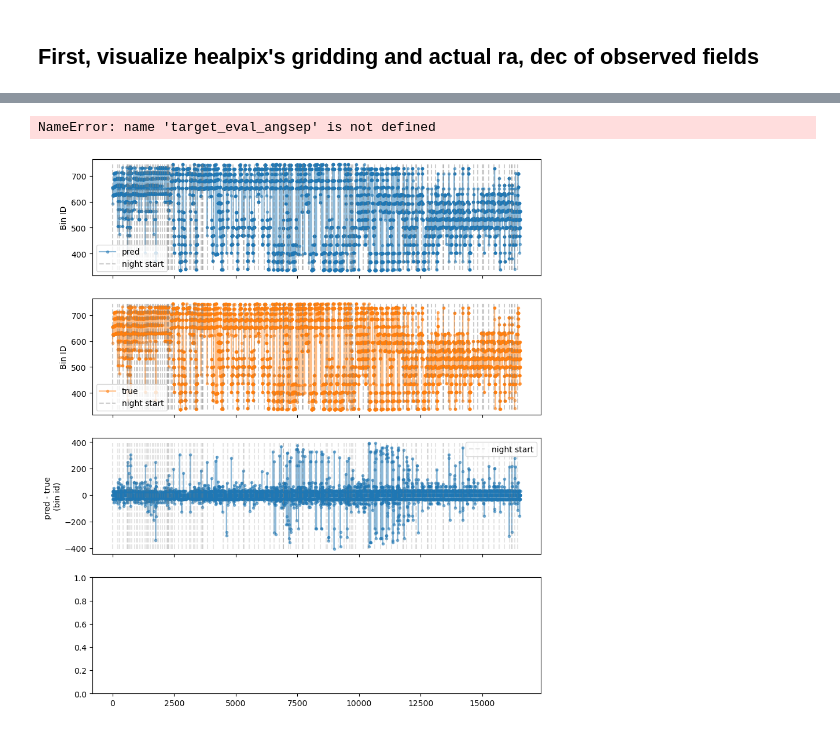
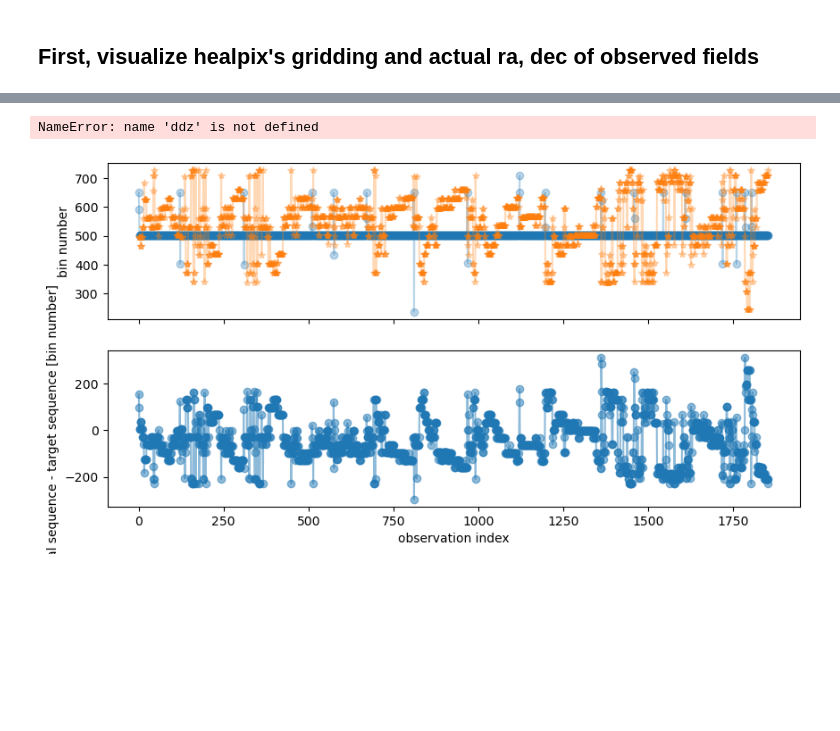
Before and after one commit to rachelhur/survey-ops, a Jupyter notebook: notebooks/v1-behaviroCloningAstrophysicalStates_wDithering.ipynb, the cells around one changed output, grey strips where cells are left out. Saved outputs shown, nothing was run; the diff lists cells and outputs as text; code cells hidden in the pictures; blank space fills up the shorter version.

```diff
--- a/notebooks/v1-behaviroCloningAstrophysicalStates_wDithering.ipynb
+++ b/notebooks/v1-behaviroCloningAstrophysicalStates_wDithering.ipynb
@@ -484,29 +545,36 @@ plt.plot(eval_sequence - target_sequence, marker='o', alpha=.5)
-# %%
-fig, axs = plt.subplots(4, figsize=(10,12), sharex=True)
-axs[0].plot(eval_sequence, marker='o', label='pred', alpha=.5, markersize=3)
-axs[0].vlines(first_obs_in_night_indices, ymin=np.min(eval_sequence), ymax=np.max(eval_sequence), linestyle='--', color='grey', label='night start', alpha=.4)
-axs[0].set_ylabel('Bin ID')
-axs[0].legend()
-
-axs[1].plot(target_sequence, marker='o', label='true', color='C1', alpha=.5, markersize=3)
-axs[1].vlines(first_obs_in_night_indices, ymin=np.min(target_sequence), ymax=np.max(target_sequence), linestyle='--', color='grey', label='night start', alpha=.4)
-axs[1].set_ylabel('Bin ID')
-axs[1].legend()
-
-axs[2].plot(eval_sequence - target_sequence, marker='o', alpha=.5, markersize=3)
-axs[2].vlines(first_obs_in_night_indices, ymin=np.min(eval_sequence - target_sequence), ymax=np.max(eval_sequence - target_sequence), linestyle='--', color='grey', label='night start', alpha=.2)
-axs[2].legend()
-axs[2].set_ylabel('pred - true \n(bin id)')
-
-axs[3].plot(target_eval_angsep, marker='o', color='C2', alpha=.5, markersize=3)
-axs[3].vlines(first_obs_in_night_indices, ymin=np.min(target_eval_angsep), ymax=np.max(target_eval_angsep), linestyle='--', color='grey', label='night start', alpha=.2)
-axs[3].set_xlabel('Observation index')
-axs[3].set_ylabel(r'Angular separation $(\degree)$' '\n (between predicted, true)')
-
-fig.tight_layout()
-fig.suptitle(f'All of 2014 data, {dataset.n_nights} Nights')
-fig.tight_layout()
-fig.savefig(fig_outdir + 'learned_sequence.png')
-# %% [output]
-NameError: name 'target_eval_angsep' is not defined
-[figure, removed]
+# %%
+test_dataset = OfflineDECamDataset(
+    df,
+    binning_method=binning_method,
+    nside=nside,
+    bin_space=bin_space,
+    specific_years=[2015],
+    specific_months=[12],
+    include_default_features=True,
+    include_bin_features=False,
+    do_z_score_norm=False,
+    do_cyclical_norm=False,
+)
+# %%
+with torch.no_grad():
+    test_q_vals = agent.algorithm.policy_net(test_dataset.states.to(device))
+    test_eval_actions = torch.argmax(test_q_vals, dim=1).to('cpu')
+
+test_target_sequence = test_dataset.actions.detach().numpy()
+test_eval_sequence = test_eval_actions.detach().numpy()
+# %%
+ddz
+aaaaasss
+# %% [output]
+NameError: name 'ddz' is not defined
+# %%
+fig, axs = plt.subplots(2, figsize=(10,5), sharex=True)
+axs[0].plot(test_eval_sequence, marker='o', alpha=.3)
+axs[0].plot(test_target_sequence, marker='*', alpha=.3)
+axs[0].set_ylabel('bin number')
+axs[1].plot(test_eval_sequence - test_target_sequence, marker='o', alpha=.5)
+axs[1].set_ylabel('Eval sequence - target sequence [bin number]')
+axs[1].set_xlabel('observation index')
+fig.savefig(fig_outdir + 'test_eval_and_target_bin_sequences.png')
+# %% [output]
+[figure, added]
```
Also changed, not shown: parts of 20 cells of this notebook, 7 other files.
